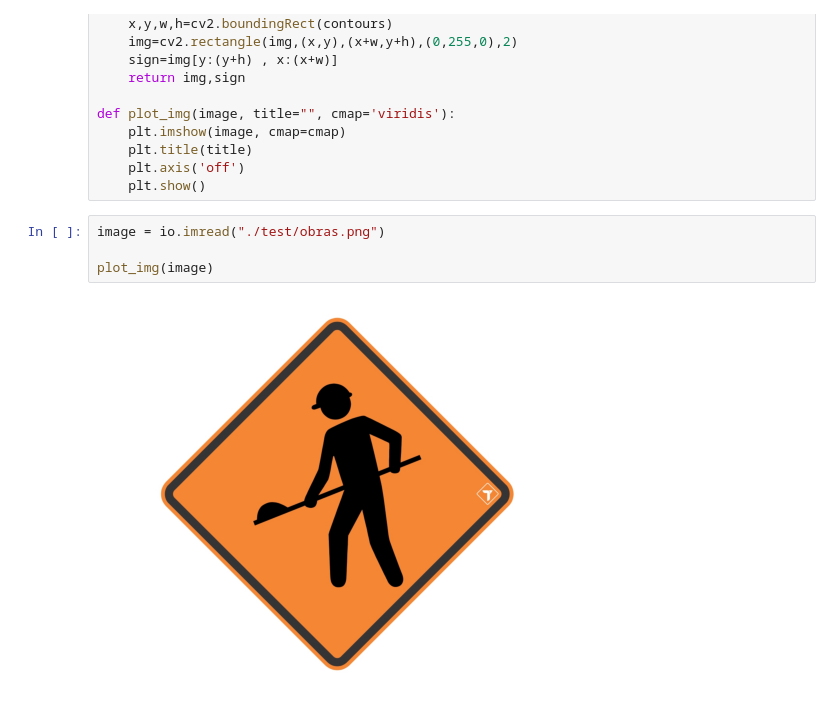
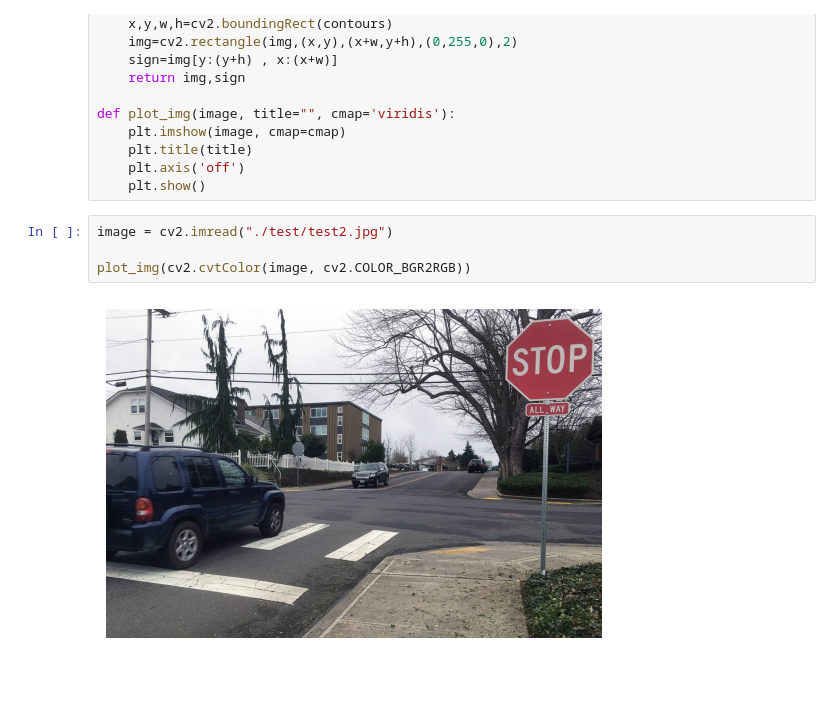
Before and after one commit to gustschaefer/real-time-traffic-sign-detection, a Jupyter notebook: sandbox.ipynb, the cells around one changed output. Saved outputs shown, nothing was run; the diff lists cells and outputs as text; blank space fills up the shorter version.

```diff
--- a/sandbox.ipynb
+++ b/sandbox.ipynb
@@ -39,11 +56,11 @@ def plot_img(image, title="", cmap='viridis'):
 	plt.axis('off')
 	plt.show()
 # %%
-image = io.imread("./test/obras.png")
+image = cv2.imread("./test/test2.jpg")
 
-plot_img(image)
+plot_img(cv2.cvtColor(image, cv2.COLOR_BGR2RGB))
 # %% [output]
-[figure, old version]
+[figure, new version]
 # %%
 redness = returnRedness(image)
 thresh = threshold(redness)
```
Also changed, not shown: parts of 8 cells of this notebook, 33 other files.
